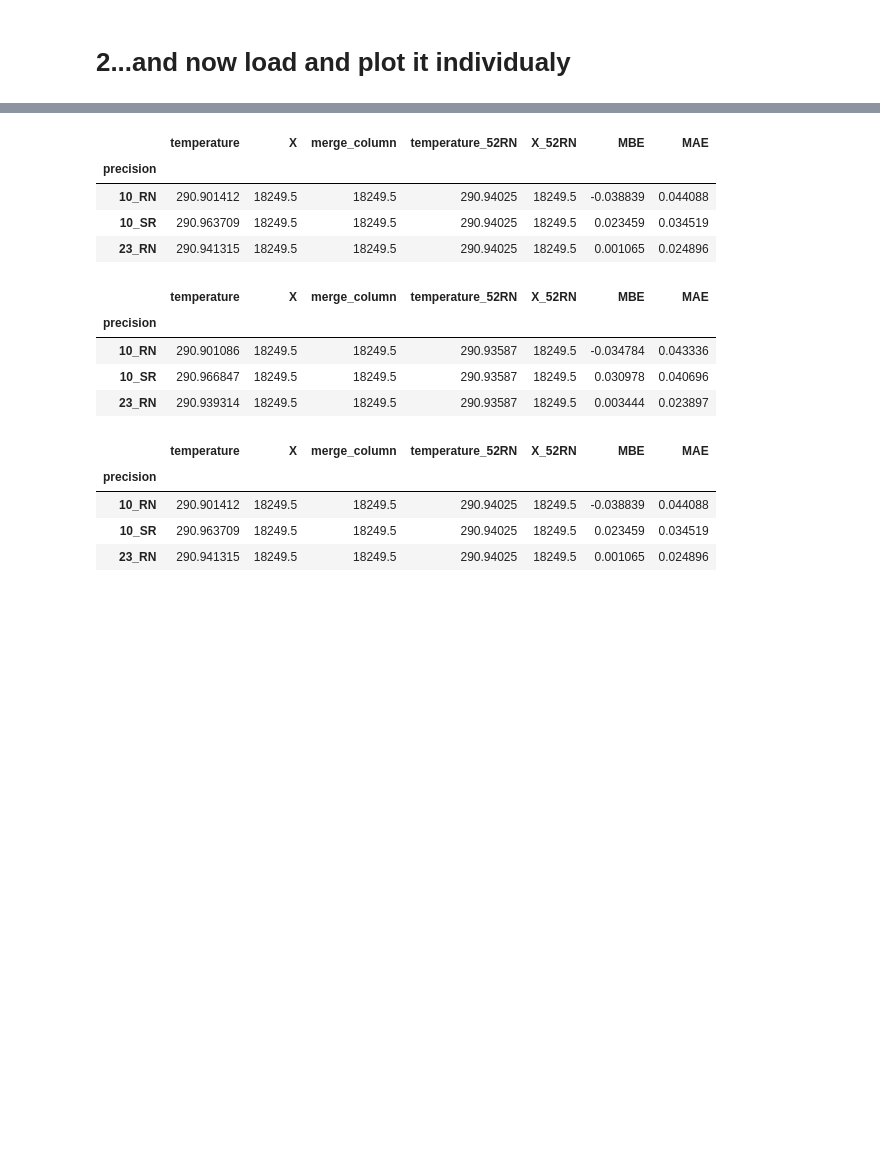
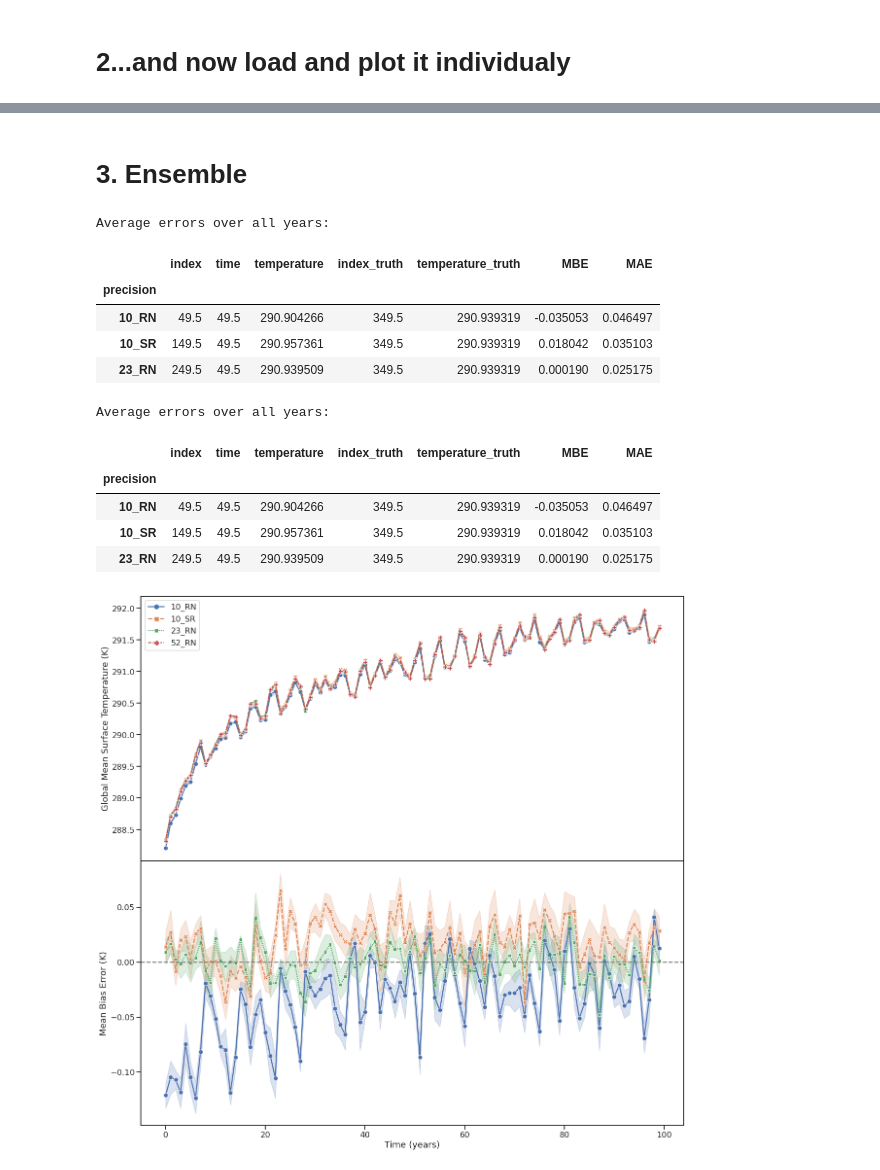
Before and after one commit to tomkimpson/speedy-1, a Jupyter notebook: jupyter_notebooks/paper/1a.Temperature_timeseries.ipynb, the cells around one changed output, grey strips where cells are left out. Cells and saved outputs as stored; diff of their text form; code cells hidden in the pictures; blank space fills up the shorter version.

```diff
--- a/jupyter_notebooks/paper/1a.Temperature_timeseries.ipynb
+++ b/jupyter_notebooks/paper/1a.Temperature_timeseries.ipynb
@@ -359,26 +281,21 @@ process_single_example(df5)
-# %%
-df6 = pd.read_pickle('m6_example.pkl')
-process_single_example(df6)
-# %% [output]
-|  | temperature | X | merge_column | temperature_52RN | X_52RN | MBE | MAE |
-| precision |  |  |  |  |  |  |  |
-| 10_RN | 290.901412 | 18249.5 | 18249.5 | 290.94025 | 18249.5 | -0.038839 | 0.044088 |
-| 10_SR | 290.963709 | 18249.5 | 18249.5 | 290.94025 | 18249.5 | 0.023459 | 0.034519 |
-| 23_RN | 290.941315 | 18249.5 | 18249.5 | 290.94025 | 18249.5 | 0.001065 | 0.024896 |
-# %%
-df7 = pd.read_pickle('m7_example.pkl')
-process_single_example(df7)
-# %% [output]
-|  | temperature | X | merge_column | temperature_52RN | X_52RN | MBE | MAE |
-| precision |  |  |  |  |  |  |  |
-| 10_RN | 290.901086 | 18249.5 | 18249.5 | 290.93587 | 18249.5 | -0.034784 | 0.043336 |
-| 10_SR | 290.966847 | 18249.5 | 18249.5 | 290.93587 | 18249.5 | 0.030978 | 0.040696 |
-| 23_RN | 290.939314 | 18249.5 | 18249.5 | 290.93587 | 18249.5 | 0.003444 | 0.023897 |
-# %%
-process_single_example(df.query('ensemble == "m6"'))
-# %% [output]
-|  | temperature | X | merge_column | temperature_52RN | X_52RN | MBE | MAE |
-| precision |  |  |  |  |  |  |  |
-| 10_RN | 290.901412 | 18249.5 | 18249.5 | 290.94025 | 18249.5 | -0.038839 | 0.044088 |
-| 10_SR | 290.963709 | 18249.5 | 18249.5 | 290.94025 | 18249.5 | 0.023459 | 0.034519 |
-| 23_RN | 290.941315 | 18249.5 | 18249.5 | 290.94025 | 18249.5 | 0.001065 | 0.024896 |
+# %% [markdown]
+# 3. Ensemble
+# %%
+temperature_ensemble = pd.concat(temperature_dfs).reset_index()
+# %%
+plot_timeseries(temperature_ensemble,savefig='figures/temperature_ensemble_timeseries.png',decadal_average=False)
+plot_timeseries(temperature_ensemble,savefig='figures/temperature_ensemble_timeseries_decadal.png',decadal_average=True)
+# %% [output]
+Average errors over all years:
+|  | index | time | temperature | index_truth | temperature_truth | MBE | MAE |
+| precision |  |  |  |  |  |  |  |
+| 10_RN | 49.5 | 49.5 | 290.904266 | 349.5 | 290.939319 | -0.035053 | 0.046497 |
+| 10_SR | 149.5 | 49.5 | 290.957361 | 349.5 | 290.939319 | 0.018042 | 0.035103 |
+| 23_RN | 249.5 | 49.5 | 290.939509 | 349.5 | 290.939319 | 0.000190 | 0.025175 |
+Average errors over all years:
+|  | index | time | temperature | index_truth | temperature_truth | MBE | MAE |
+| precision |  |  |  |  |  |  |  |
+| 10_RN | 49.5 | 49.5 | 290.904266 | 349.5 | 290.939319 | -0.035053 | 0.046497 |
+| 10_SR | 149.5 | 49.5 | 290.957361 | 349.5 | 290.939319 | 0.018042 | 0.035103 |
+| 23_RN | 249.5 | 49.5 | 290.939509 | 349.5 | 290.939319 | 0.000190 | 0.025175 |
+[figure, added]
```
Also changed, not shown: parts of 15 cells of this notebook, 6 other files.
